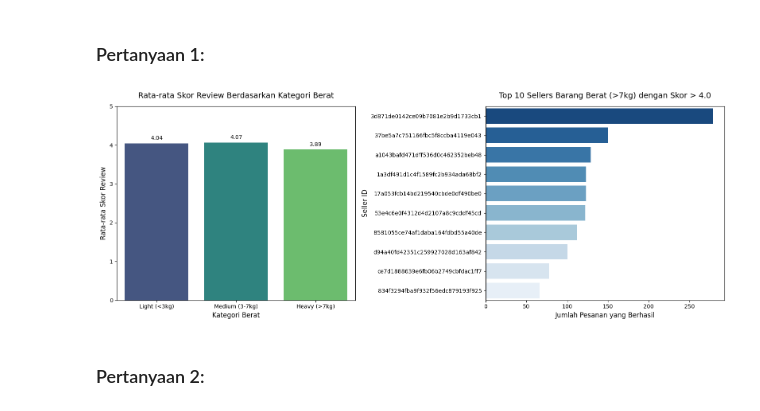
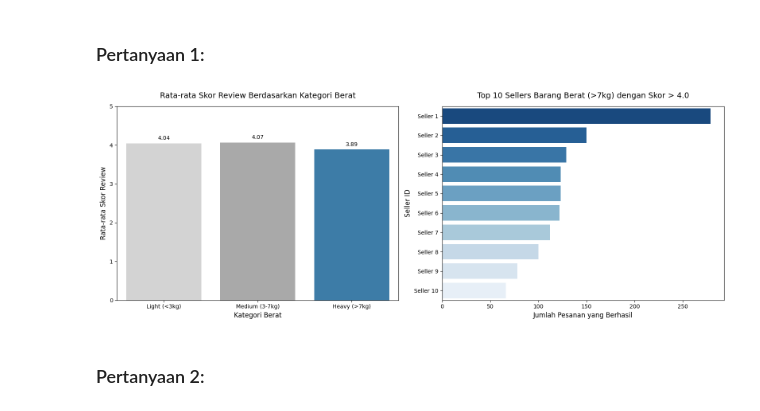
Before and after one commit to pytaa/ecommerce-dashboard-pyta, a Jupyter notebook: notebook.ipynb, the cells around one changed output. Cells and saved outputs as stored; diff of their text form; code cells hidden in the pictures.

```diff
--- a/notebook.ipynb
+++ b/notebook.ipynb
@@ -605,41 +637,46 @@ sns.barplot(
     x='weight_category',
     y='review_score',
     data=review_comparison,
-    palette='viridis',
+    palette= {'Light (<3kg)': '#D3D3D3', 'Medium (3-7kg)': '#A9A9A9', 'Heavy (>7kg)': '#2c7fb8'},
     hue='weight_category',
     legend=False,
     ax=ax[0]
 )
 ax[0].set_title('Rata-rata Skor Review Berdasarkan Kategori Berat', fontsize=14, pad=15)
 ax[0].set_xlabel('Kategori Berat', fontsize=12)
 ax[0].set_ylabel('Rata-rata Skor Review', fontsize=12)
 ax[0].set_ylim(0, 5)
 
 # Memberikan label angka di atas bar
 for p in ax[0].patches:
     ax[0].annotate(f'{p.get_height():.2f}', (p.get_x() + p.get_width() / 2., p.get_height()),
                    ha='center', va='center', xytext=(0, 9), textcoords='offset points')
 
 # Visualisasi 2: Top 10 Sellers (Heavy Items)
-top_10_sellers = high_performing_sellers.head(10)
+top_10_sellers = high_performing_sellers.head(10).copy
+
+# Membuat list nama seller
+top_10_sellers = high_performing_sellers.head(10).copy()
+seller_names = [f'Seller {i+1}' for i in range(len(top_10_sellers))]
+top_10_sellers['seller_id_short'] = seller_names
 
 sns.barplot(
     x='total_heavy_orders',
-    y='seller_id',
+    y='seller_id_short',
     data=top_10_sellers,
     palette='Blues_r',
-    hue='seller_id',
+    hue='seller_id_short',
     legend=False,
     ax=ax[1]
 )
 ax[1].set_title('Top 10 Sellers Barang Berat (>7kg) dengan Skor > 4.0', fontsize=14, pad=15)
 ax[1].set_xlabel('Jumlah Pesanan yang Berhasil', fontsize=12)
 ax[1].set_ylabel('Seller ID', fontsize=12)
 
 plt.tight_layout()
 plt.show()
 # %% [output]
-[figure, old version]
+[figure, new version]
 # %% [markdown]
 ### Pertanyaan 2:
 # %%
```
Also changed, not shown: parts of 12 cells of this notebook, 12 other files.
